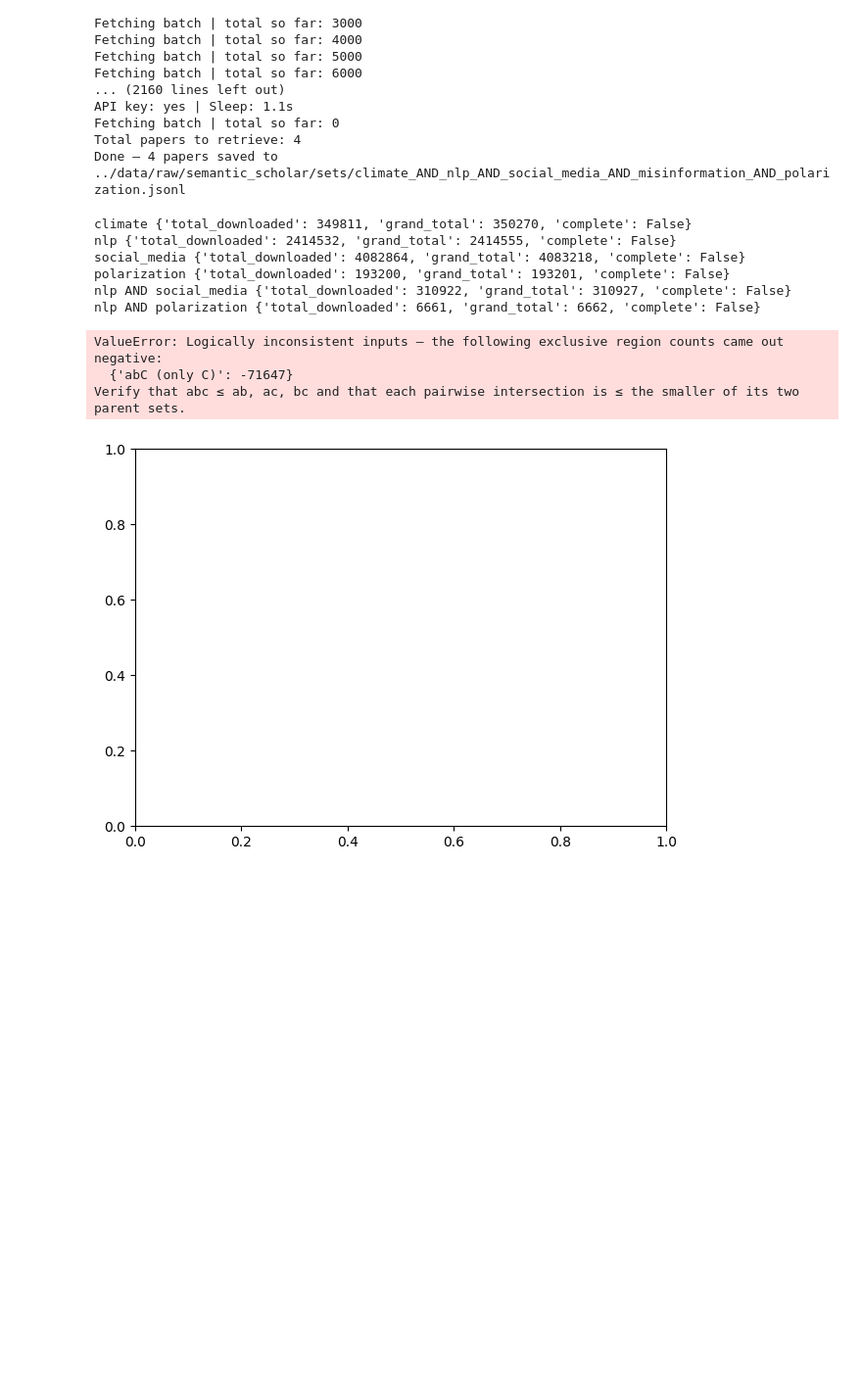
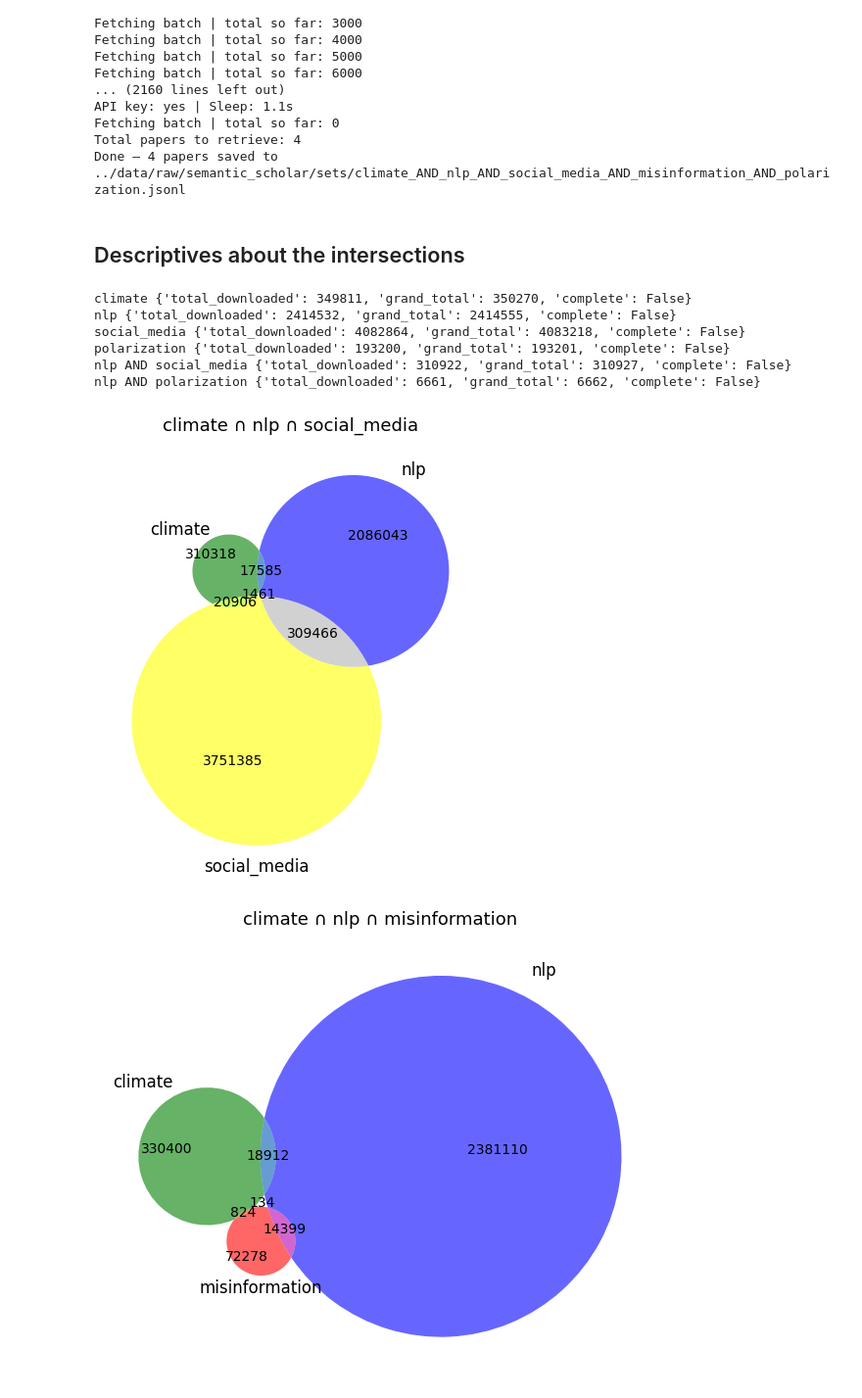
Before and after one commit to m-chaves/slr_climate_nlp, a Jupyter notebook: notebooks/01_data_collection.ipynb, the cells around one changed output. Shown at 98% size. Saved outputs shown, nothing was run; the diff lists cells and outputs as text; code cells hidden in the pictures; blank space fills up the shorter version.

Commit message:
Semantic scholar descriptive analysis of intersections through venn diagrams and bar charts

```diff
--- a/notebooks/01_data_collection.ipynb
+++ b/notebooks/01_data_collection.ipynb
@@ -186,20 +193,8 @@ API key: yes | Sleep: 1.1s
 Fetching batch | total so far: 0
 Total papers to retrieve: 4
 Done — 4 papers saved to ../data/raw/semantic_scholar/sets/climate_AND_nlp_AND_social_media_AND_misinformation_AND_polarization.jsonl
-# %%
-# See the incomplete downloads
-for logic in intersections_totals:
-    if not(intersections_totals[logic]["complete"]):
-        print(logic, intersections_totals[logic])
-
-# In some cases the mismatch between total_downloaded and grand_total is minimal (e.g., 99 downloaded vs 100 total), which suggests that the download process was mostly successful. In this cases the API does not return any error.
-# %% [output]
-climate {'total_downloaded': 349811, 'grand_total': 350270, 'complete': False}
-nlp {'total_downloaded': 2414532, 'grand_total': 2414555, 'complete': False}
-social_media {'total_downloaded': 4082864, 'grand_total': 4083218, 'complete': False}
-polarization {'total_downloaded': 193200, 'grand_total': 193201, 'complete': False}
-nlp AND social_media {'total_downloaded': 310922, 'grand_total': 310927, 'complete': False}
-nlp AND polarization {'total_downloaded': 6661, 'grand_total': 6662, 'complete': False}
+# %% [markdown]
+## Descriptives about the intersections
 # %%
 #Load the totals from the JSON file
 with open("../data/raw/semantic_scholar/sets/intersections_totals.json", "r") as f:
@@ -274,25 +202,39 @@ def venn_from_topics(topics, colors, sizes):
+# %%
+# See the incomplete downloads
+for logic in intersections_totals:
+    if not(intersections_totals[logic]["complete"]):
+        print(logic, intersections_totals[logic])
+
+# In some cases the mismatch between total_downloaded and grand_total is minimal (e.g., 99 downloaded vs 100 total), which suggests that the download process was mostly successful. In this cases the API does not return any error.
+# %% [output]
+climate {'total_downloaded': 349811, 'grand_total': 350270, 'complete': False}
+nlp {'total_downloaded': 2414532, 'grand_total': 2414555, 'complete': False}
+social_media {'total_downloaded': 4082864, 'grand_total': 4083218, 'complete': False}
+polarization {'total_downloaded': 193200, 'grand_total': 193201, 'complete': False}
+nlp AND social_media {'total_downloaded': 310922, 'grand_total': 310927, 'complete': False}
+nlp AND polarization {'total_downloaded': 6661, 'grand_total': 6662, 'complete': False}
 # %%
-# from src.utils import venn_from_topics
+sets = ["climate", "nlp", "social_media", "misinformation", "polarization"]
 
-all_combinations_of_3_sets = [i for i in all_combinations if len(i)==3]
+# Get all combinations of 3 sets
+combinations_of_3_sets = list(combinations(sets, 3))
 
 # Colors for each set
 colors = {
     "climate": "green",
     "nlp": "blue",
     "social_media": "yellow",
     "misinformation": "red",
     "polarization": "gray"
 }
 
-for sets in all_combinations_of_3_sets:
+# Draw Venn diagrams for all combinations of 3 sets
+for sets in combinations_of_3_sets:
     venn_from_topics(
         topics=sets,
         colors=colors,
-        sizes=intersections_totals
+        sizes={topic: intersections_totals[topic]["grand_total"] for topic in intersections_totals}
     )
 # %% [output]
-ValueError: Logically inconsistent inputs — the following exclusive region counts came out negative:
-  {'abC (only C)': -71647}
-Verify that abc ≤ ab, ac, bc and that each pairwise intersection is ≤ the smaller of its two parent sets.
-[figure, old version]
+[figure, new version]
+[figure, added]
```
Also changed, not shown: parts of 9 cells of this notebook.
